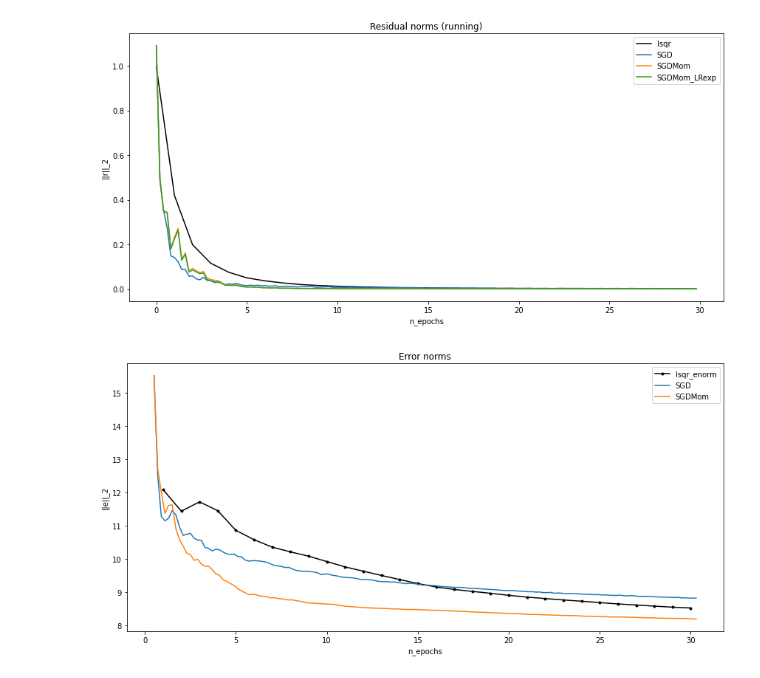
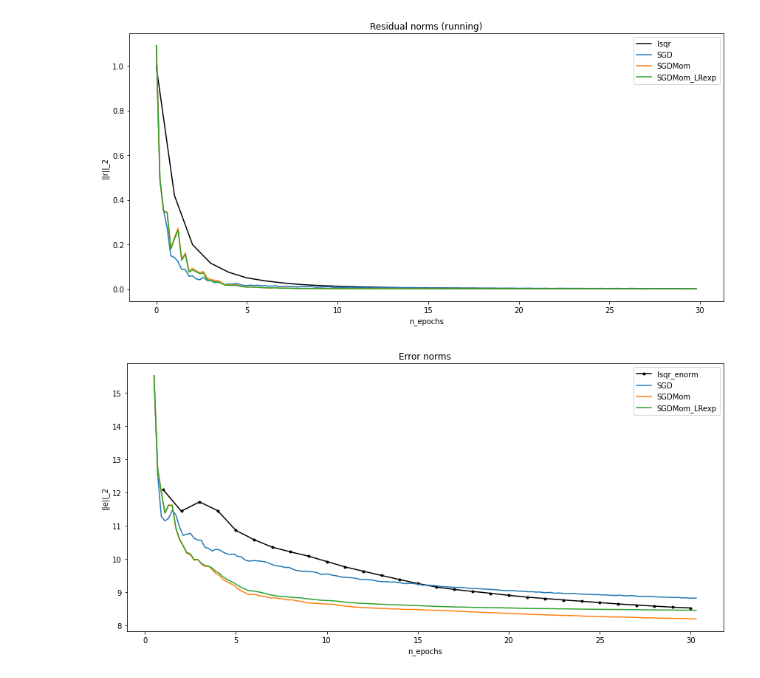
Before and after one commit to DIG-Kaust/MDD-StochasticSolvers, a Jupyter notebook: Hyperbolic_MDD_stochasticminibatch_numpy.ipynb, the cells around one changed output. Drawn from its saved outputs; the diff is of its cells as text; code cells hidden in the pictures.

```diff
--- a/Hyperbolic_MDD_stochasticminibatch_numpy.ipynb
+++ b/Hyperbolic_MDD_stochasticminibatch_numpy.ipynb
@@ -310,12 +310,12 @@ plt.tight_layout()
 # %%
 fig = plt.figure(figsize= (12,6))
 plt.plot(np.arange(nepochs)+1, lsqr_enorm[:nepochs], '.-k', label = "lsqr_enorm")
-for enorm in ['SGD', 'SGDMom']:
+for enorm in ['SGD', 'SGDMom', 'SGDMom_LRexp']:
     plt.plot(np.arange(len(enormdict[enorm]))/no_of_batches + 0.5, enormdict[enorm], label=enorm)
 plt.ylabel('||e||_2')
 plt.xlabel('n_epochs')
 plt.title('Error norms')
 plt.legend()
 plt.tight_layout()
 # %% [output]
-[figure, old version]
+[figure, new version]
```
